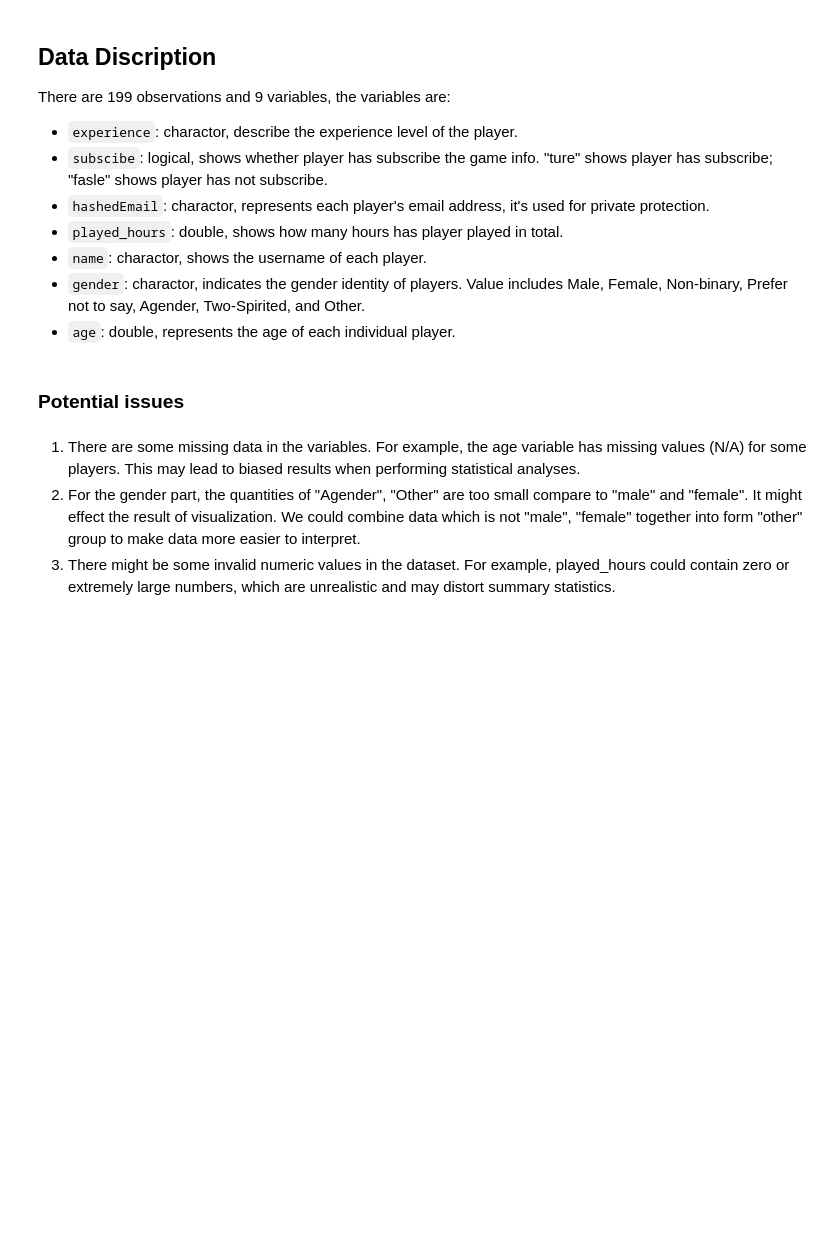
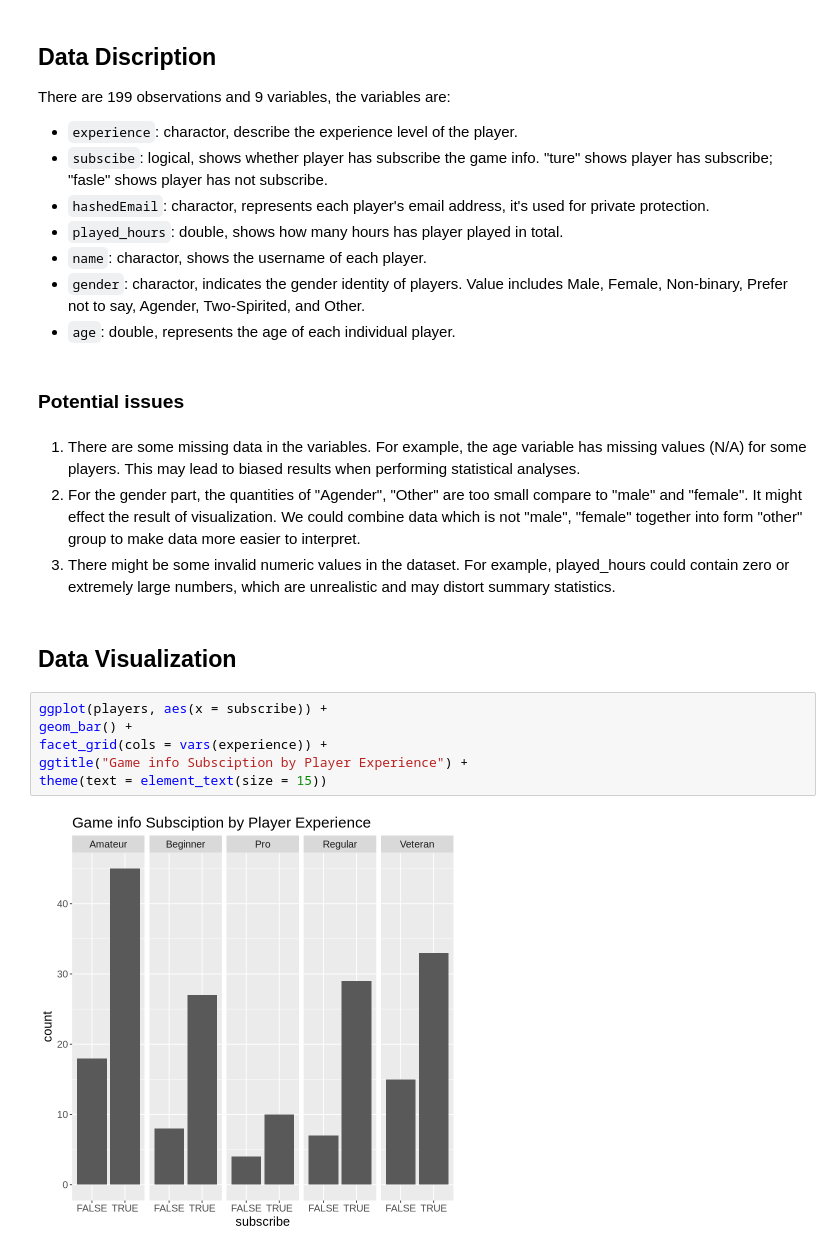
Before and after one commit to Timzhou246/DSCI-100-Individual-plan, a Jupyter notebook: Individual-Plan.ipynb, the cells around one changed output. Drawn from its saved outputs; the diff is of its cells as text; blank space fills up the shorter version.

Commit message:
Data visualization 1
I have add 2 diagrams to my data visualization in the plan, one is experience with subscribe and another is age with subscribe.

```diff
--- a/Individual-Plan.ipynb
+++ b/Individual-Plan.ipynb
@@ -72,3 +82,13 @@ There are 199 observations and 9 variables, the variables are:
 1. There are some missing data in the variables. For example, the age variable has missing values (N/A) for some players. This may lead to biased results when performing statistical analyses.
 2. For the gender part, the quantities of  "Agender", "Other" are too small compare to "male" and "female". It might effect the result of visualization. We could combine data which is not "male", "female" together into form "other" group to make data more easier to interpret.
 3. There might be some invalid numeric values in the dataset. For example, played_hours could contain zero or extremely large numbers, which are unrealistic and may distort summary statistics.
+# %% [markdown]
+## Data Visualization ##
+# %%
+ggplot(players, aes(x = subscribe)) +
+geom_bar() +
+facet_grid(cols = vars(experience)) +
+ggtitle("Game info Subsciption by Player Experience") +
+theme(text = element_text(size = 15))
+# %% [output]
+[figure, added]
```
Also changed, not shown: parts of 4 cells of this notebook.
